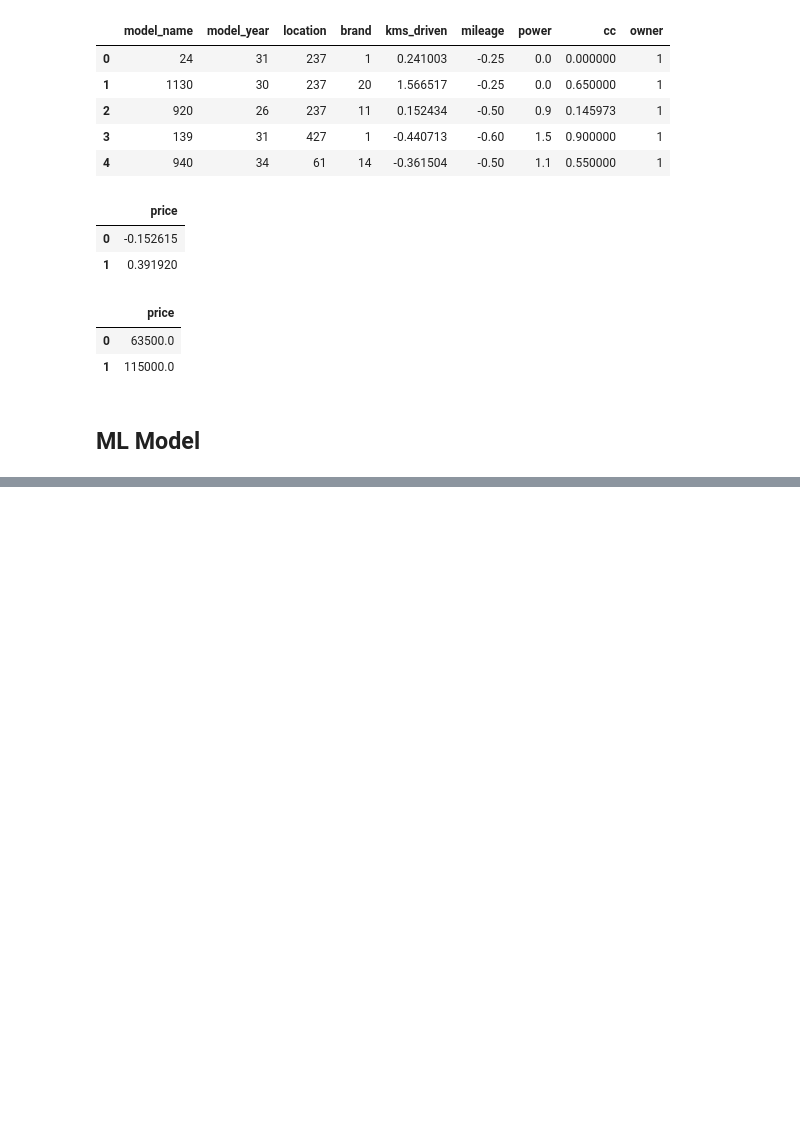
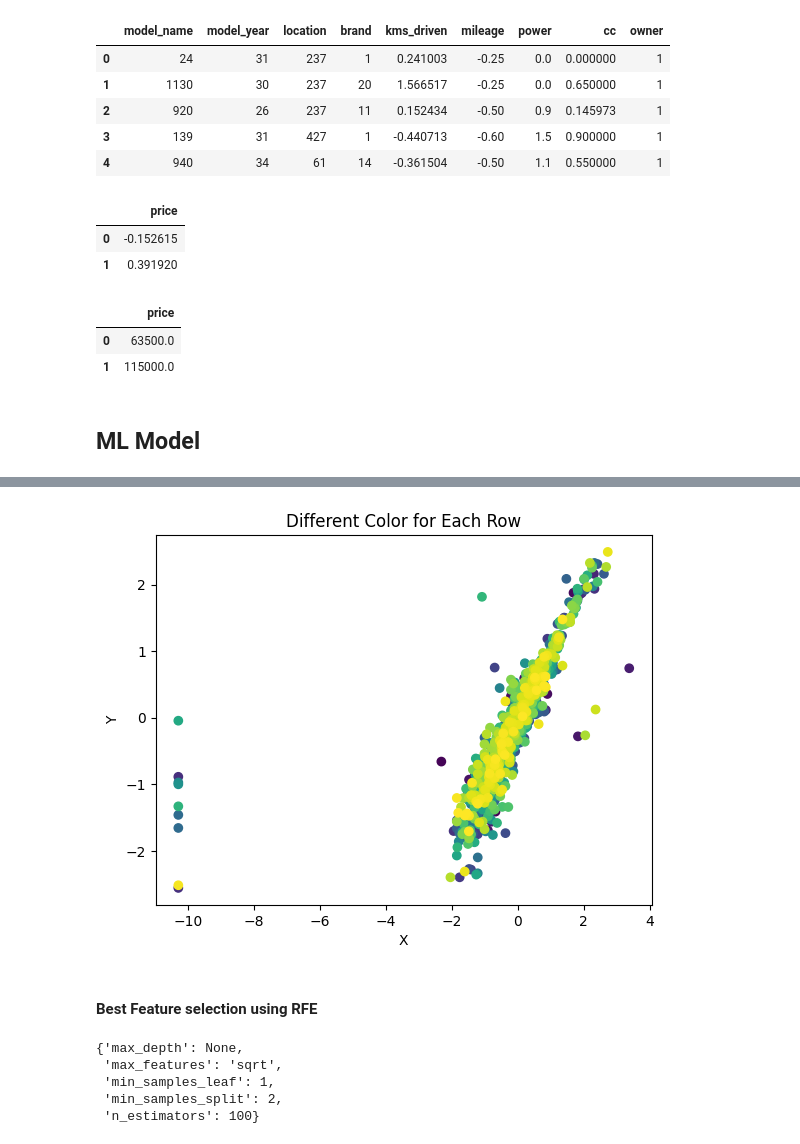
Before and after one commit to sushantkas/Pr-2-used-bikes, a Jupyter notebook: EDA.ipynb, the cells around one changed output, grey strips where cells are left out. Cells and saved outputs as stored; diff of their text form; code cells hidden in the pictures; blank space fills up the shorter version.

```diff
--- a/EDA.ipynb
+++ b/EDA.ipynb
@@ -1338,0 +1392,4 @@ from sklearn.metrics import mean_squared_log_error
+# %%
+linear_model=LinearRegression(n_jobs=-1)
+linear_model.fit(x_train[x_data.columns[rfe.support_]],y_train)
+linear_model.score(x_test[x_data.columns[rfe.support_]],y_test)
@@ -1338,0 +1400,20 @@ from sklearn.metrics import mean_squared_log_error
+# %%
+from sklearn.model_selection import GridSearchCV
+random_forest= RandomForestRegressor()
+# %%
+param_grid = {
+    'n_estimators': [100, 200, 300],
+    'max_depth': [None, 10, 20],
+    'min_samples_split': [2, 5, 10],
+    'min_samples_leaf': [1, 2, 4],
+    'max_features': ['sqrt', 0.5, 0.8]}
+# %%
+grid = GridSearchCV(
+    estimator=random_forest,
+    param_grid=param_grid,
+    scoring='accuracy',
+    cv=5,             # 5-fold cross-validation
+    n_jobs=-1,
+    verbose=2
+)
+grid.fit(x_train, y_train)
@@ -1338,0 +1511,29 @@ from sklearn.metrics import mean_squared_log_error
+# %%
+import numpy as np
+import matplotlib.pyplot as plt
+
+# Example data
+n = 1572
+x = y_test.values.ravel()
+y = random_search.predict(x_test)
+
+# Create a color array with one color per row
+colors = plt.cm.viridis(np.linspace(0, 1, n))  # choose any colormap
+plt.scatter(x, y, c=colors)
+plt.Figure.figsize = (20, 26)
+plt.xlabel("X")
+plt.ylabel("Y")
+plt.title("Different Color for Each Row")
+plt.show()
+# %% [output]
+[figure, added]
+# %% [markdown]
+#### Best Feature selection using RFE
+# %%
+grid.best_params_
+# %% [output]
+{'max_depth': None,
+ 'max_features': 'sqrt',
+ 'min_samples_leaf': 1,
+ 'min_samples_split': 2,
+ 'n_estimators': 100}
```
Also changed, not shown: parts of 33 cells of this notebook, 1 other file.
